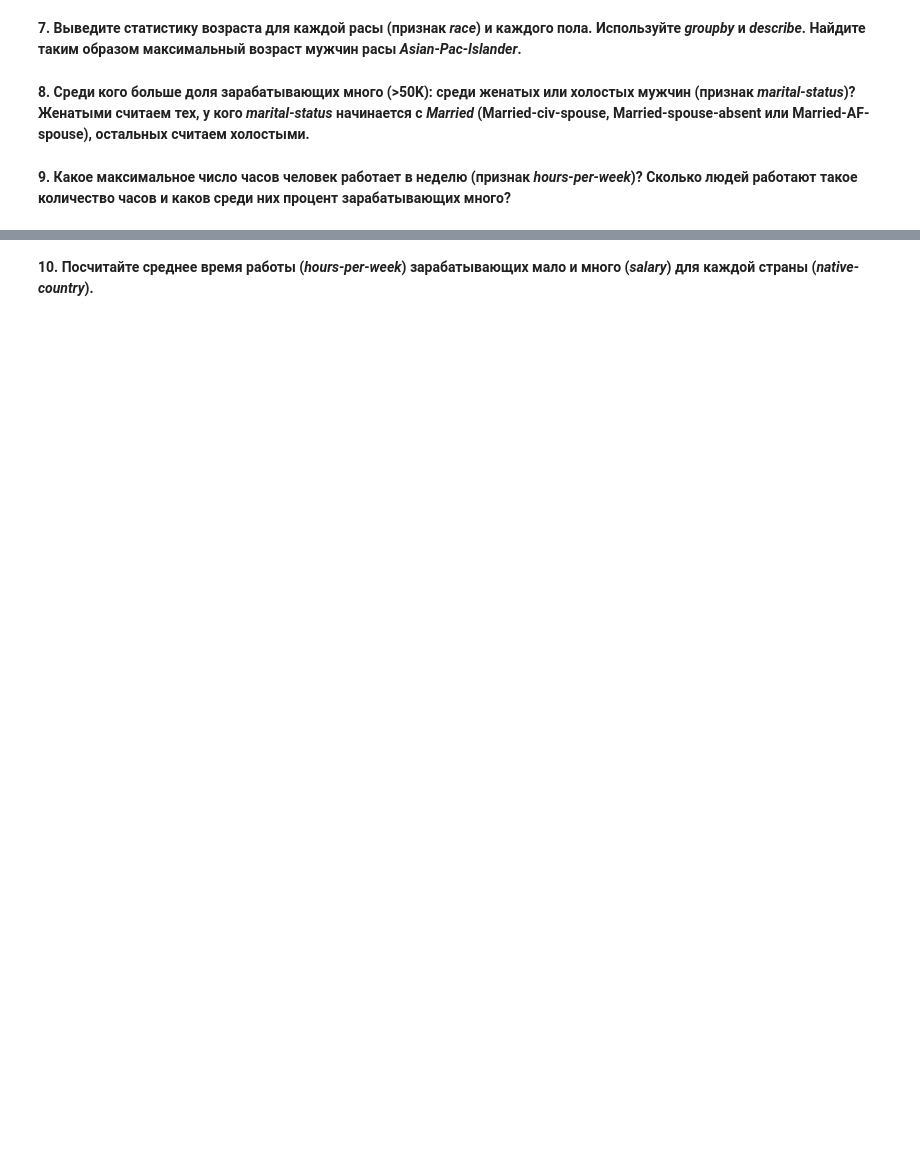
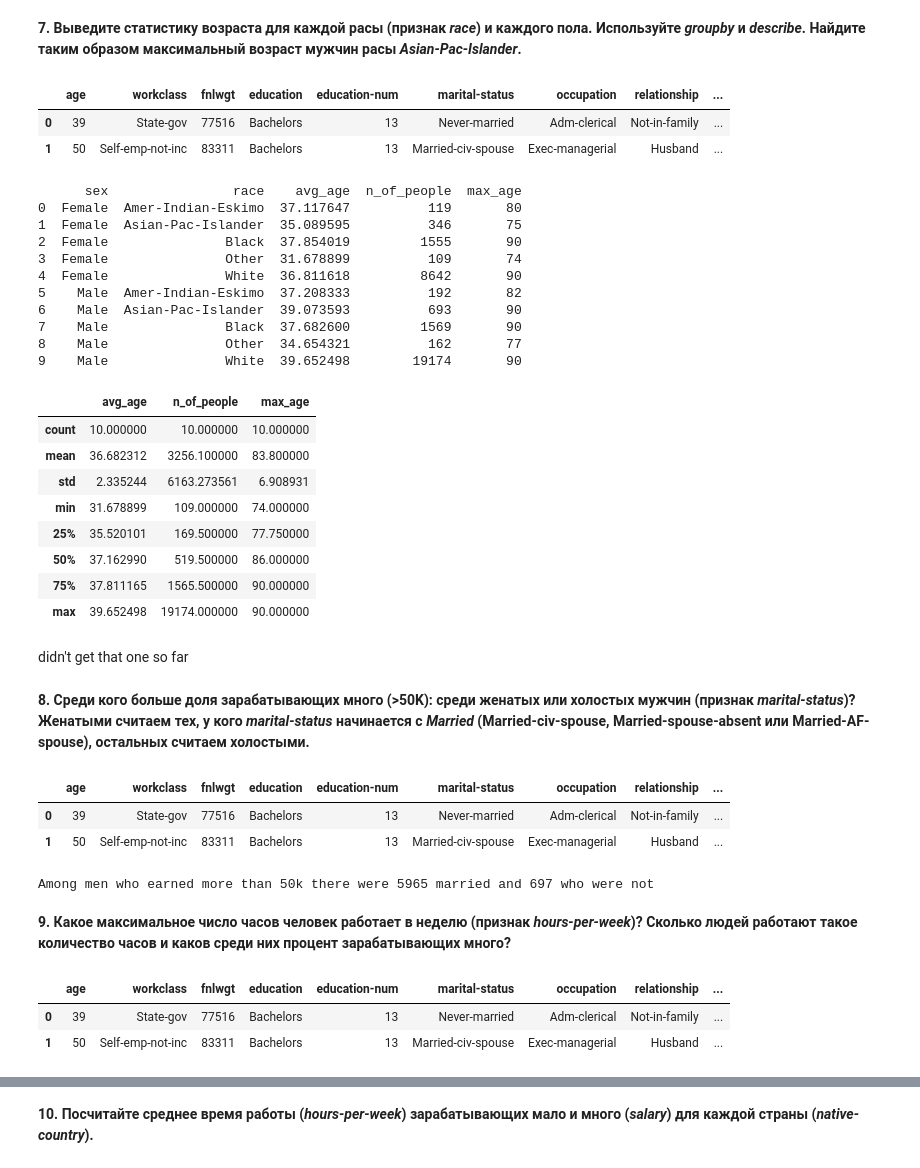
Before and after one commit to TiltSpirit/de_trainee, a Jupyter notebook: assignment_pandas.ipynb, the cells around one changed output, grey strips where cells are left out. Cells and saved outputs as stored; diff of their text form; code cells hidden in the pictures; blank space fills up the shorter version.

```diff
--- a/assignment_pandas.ipynb
+++ b/assignment_pandas.ipynb
@@ -123,2 +161,35 @@ Name: count, dtype: int64
+# %%
+df.head(2)
+# %% [output]
+|  | age | workclass | fnlwgt | education | education-num | marital-status | occupation | relationship | ... |
+| 0 | 39 | State-gov | 77516 | Bachelors | 13 | Never-married | Adm-clerical | Not-in-family | ... |
+| 1 | 50 | Self-emp-not-inc | 83311 | Bachelors | 13 | Married-civ-spouse | Exec-managerial | Husband | ... |
+# %%
+race_table = df.groupby(['sex', 'race'])['age'].agg([('avg_age', 'mean'), ('n_of_people', 'count'), ('max_age', 'max')]).reset_index()
+print(race_table)
+race_table.describe()
+# %% [output]
+      sex                race    avg_age  n_of_people  max_age
+0  Female  Amer-Indian-Eskimo  37.117647          119       80
+1  Female  Asian-Pac-Islander  35.089595          346       75
+2  Female               Black  37.854019         1555       90
+3  Female               Other  31.678899          109       74
+4  Female               White  36.811618         8642       90
+5    Male  Amer-Indian-Eskimo  37.208333          192       82
+6    Male  Asian-Pac-Islander  39.073593          693       90
+7    Male               Black  37.682600         1569       90
+8    Male               Other  34.654321          162       77
+9    Male               White  39.652498        19174       90
+|  | avg_age | n_of_people | max_age |
+| count | 10.000000 | 10.000000 | 10.000000 |
+| mean | 36.682312 | 3256.100000 | 83.800000 |
+| std | 2.335244 | 6163.273561 | 6.908931 |
+| min | 31.678899 | 109.000000 | 74.000000 |
+| 25% | 35.520101 | 169.500000 | 77.750000 |
+| 50% | 37.162990 | 519.500000 | 86.000000 |
+| 75% | 37.811165 | 1565.500000 | 90.000000 |
+| max | 39.652498 | 19174.000000 | 90.000000 |
+# %% [markdown]
+didn't get that one so far
 # %% [markdown]
 **8. Среди кого больше доля зарабатывающих много (>50K): среди женатых или холостых мужчин (признак *marital-status*)? Женатыми считаем тех, у кого *marital-status* начинается с *Married* (Married-civ-spouse, Married-spouse-absent или Married-AF-spouse), остальных считаем холостыми.**
@@ -127,2 +196,15 @@ Name: count, dtype: int64
+# %%
+df.head(2)
+# %% [output]
+|  | age | workclass | fnlwgt | education | education-num | marital-status | occupation | relationship | ... |
+| 0 | 39 | State-gov | 77516 | Bachelors | 13 | Never-married | Adm-clerical | Not-in-family | ... |
+| 1 | 50 | Self-emp-not-inc | 83311 | Bachelors | 13 | Married-civ-spouse | Exec-managerial | Husband | ... |
+# %%
+mar_status_male = better_income[better_income['sex'] == 'Male']['marital-status'].value_counts().reset_index()
+married_men = mar_status_male[mar_status_male['marital-status'].str.contains('^Married')]['count'].sum()
+not_married_men = mar_status_male[~mar_status_male['marital-status'].str.contains('^Married')]['count'].sum()
+print(f"Among men who earned more than 50k there were {married_men} married and {not_married_men} who were not")
+# %% [output]
+Among men who earned more than 50k there were 5965 married and 697 who were not
 # %% [markdown]
 **9. Какое максимальное число часов человек работает в неделю (признак *hours-per-week*)? Сколько людей работают такое количество часов и каков среди них процент зарабатывающих много?**
@@ -130,0 +211,6 @@ Name: count, dtype: int64
+# %%
+df.head(2)
+# %% [output]
+|  | age | workclass | fnlwgt | education | education-num | marital-status | occupation | relationship | ... |
+| 0 | 39 | State-gov | 77516 | Bachelors | 13 | Never-married | Adm-clerical | Not-in-family | ... |
+| 1 | 50 | Self-emp-not-inc | 83311 | Bachelors | 13 | Married-civ-spouse | Exec-managerial | Husband | ... |
```
Also changed, not shown: parts of 18 cells of this notebook.
